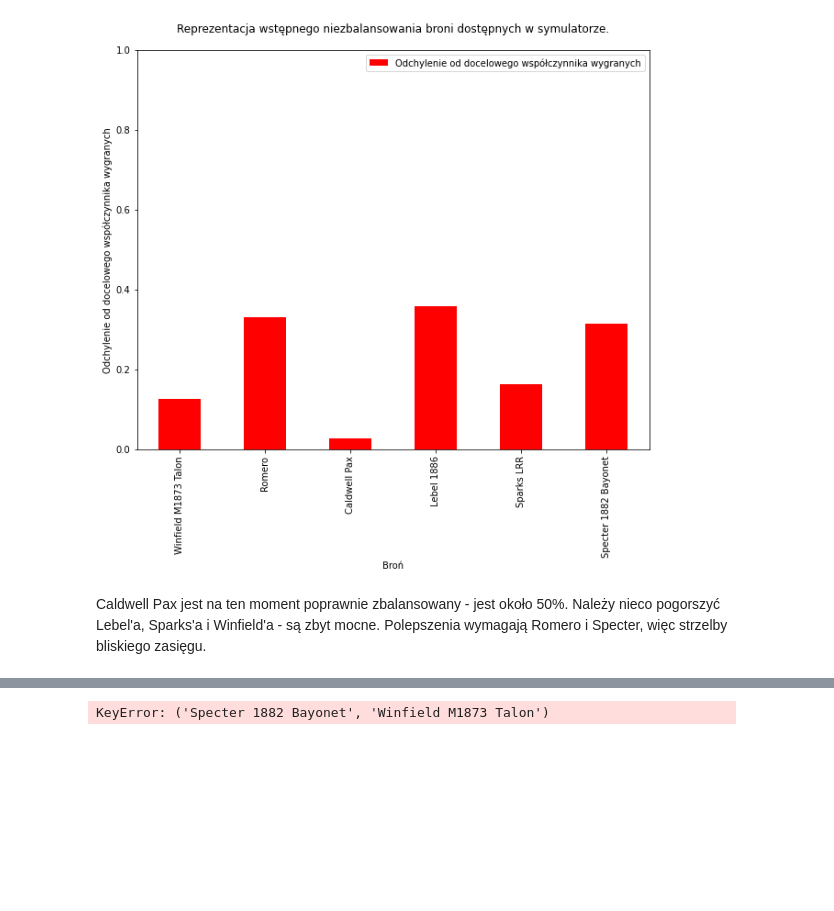
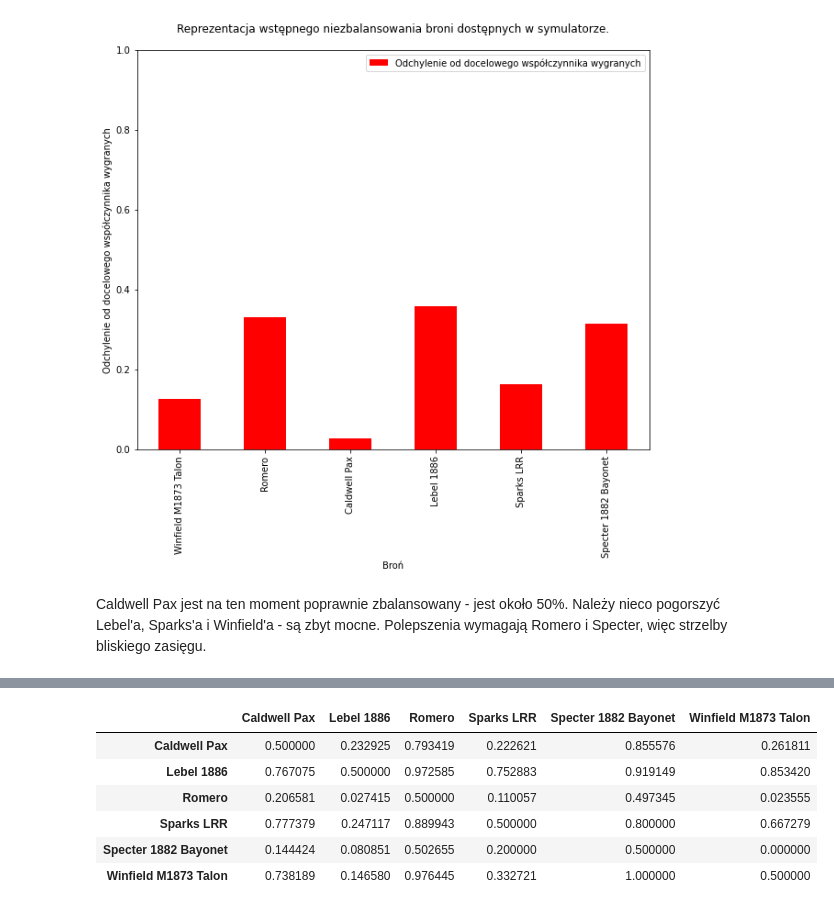
Before and after one commit to MilkSilk/masters_thesis, a Jupyter notebook: game_balance/src/ai/data_exploration.ipynb, the cells around one changed output, grey strips where cells are left out. Saved outputs shown, nothing was run; the diff lists cells and outputs as text; code cells hidden in the pictures; blank space fills up the shorter version.

```diff
--- a/game_balance/src/ai/data_exploration.ipynb
+++ b/game_balance/src/ai/data_exploration.ipynb
@@ -132,20 +142,35 @@ Caldwell Pax jest na ten moment poprawnie zbalansowany - jest około 50%. Należ
 # %%
 df_game_data.loc[:, "1"] = 1
 df_cross_winrates = df_game_data.groupby(["Weapon0", "Weapon1"]).count()
 
 weapons = ["Caldwell Pax", "Lebel 1886", "Romero", "Sparks LRR",
            "Specter 1882 Bayonet", "Winfield M1873 Talon"]
 df_winrate_matrix = pd.DataFrame(columns = weapons, index = weapons)
 for weapon1 in weapons:
     for weapon2 in weapons:
         if weapon1 != weapon2:
-            wins_with_w1 = df_cross_winrates.loc[(weapon1, weapon2), "1"]
-            wins_with_w2 = df_cross_winrates.loc[(weapon2, weapon1), "1"]
+            try:
+                wins_with_w1 = df_cross_winrates.loc[(weapon1, weapon2), "1"]
+            except KeyError:
+                df_winrate_matrix.at[weapon1, weapon2] = 0
+                continue
+            try:
+                wins_with_w2 = df_cross_winrates.loc[(weapon2, weapon1), "1"]
+            except KeyError:
+                df_winrate_matrix.at[weapon1, weapon2] = 1
+                continue
             df_winrate_matrix.at[weapon1, weapon2] = wins_with_w1/(wins_with_w1+wins_with_w2)
+
         else:
             df_winrate_matrix.at[weapon1, weapon2] = 0.5
 
 df_winrate_matrix = df_winrate_matrix.astype("float")
 df_winrate_matrix
 # %% [output]
-KeyError: ('Specter 1882 Bayonet', 'Winfield M1873 Talon')
+|  | Caldwell Pax | Lebel 1886 | Romero | Sparks LRR | Specter 1882 Bayonet | Winfield M1873 Talon |
+| Caldwell Pax | 0.500000 | 0.232925 | 0.793419 | 0.222621 | 0.855576 | 0.261811 |
+| Lebel 1886 | 0.767075 | 0.500000 | 0.972585 | 0.752883 | 0.919149 | 0.853420 |
+| Romero | 0.206581 | 0.027415 | 0.500000 | 0.110057 | 0.497345 | 0.023555 |
+| Sparks LRR | 0.777379 | 0.247117 | 0.889943 | 0.500000 | 0.800000 | 0.667279 |
+| Specter 1882 Bayonet | 0.144424 | 0.080851 | 0.502655 | 0.200000 | 0.500000 | 0.000000 |
+| Winfield M1873 Talon | 0.738189 | 0.146580 | 0.976445 | 0.332721 | 1.000000 | 0.500000 |
```
Also changed, not shown: parts of 3 cells of this notebook.
